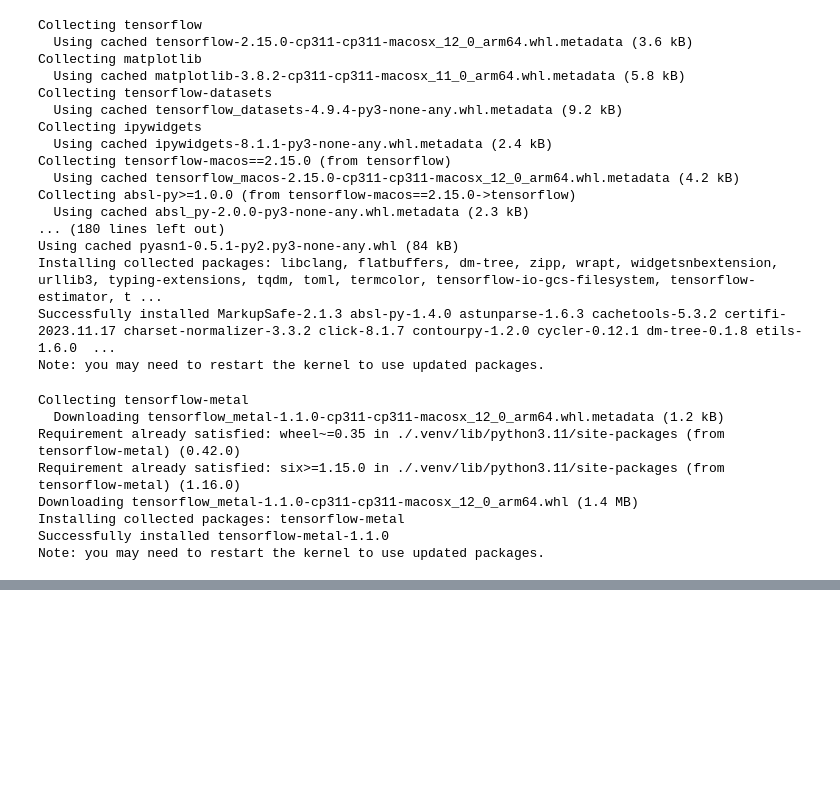
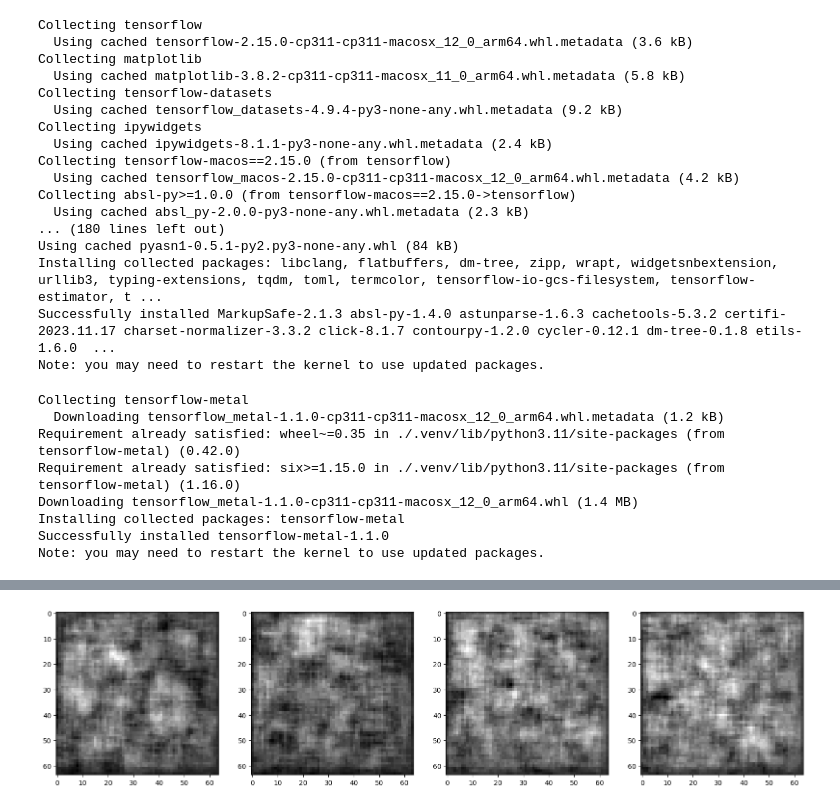
Before and after one commit to ishaan1013/gan, a Jupyter notebook: app.ipynb, the cells around one changed output, grey strips where cells are left out. Drawn from its saved outputs; the diff is of its cells as text; code cells hidden in the pictures; blank space fills up the shorter version.

Commit message:
complete generator

```diff
--- a/app.ipynb
+++ b/app.ipynb
@@ -92,0 +103,38 @@ def scale(image, label):
+# %%
+def build_generator():
+  model = Sequential()
+
+  model.add(Dense(8*8*256, input_shape=(100,)))
+  model.add(LeakyReLU(0.2))
+  model.add(Reshape((8, 8, 256)))
+
+  #upsample
+  model.add(UpSampling2D())
+  model.add(Conv2D(128, kernel_size=4, padding='same'))
+  model.add(LeakyReLU(0.2))
+
+  #upsample
+  model.add(UpSampling2D())
+  model.add(Conv2D(128, kernel_size=4, padding='same'))
+  model.add(LeakyReLU(0.2))
+
+  #upsample
+  model.add(UpSampling2D())
+  model.add(Conv2D(128, kernel_size=4, padding='same'))
+  model.add(LeakyReLU(0.2))
+
+  #conv block
+  model.add(Conv2D(128, kernel_size=3, padding='same'))
+  model.add(LeakyReLU(0.2))
+
+  #conv block
+  model.add(Conv2D(128, kernel_size=3, padding='same'))
+  model.add(LeakyReLU(0.2))
+
+  #layer to produce 1 channel
+
+  model.add(Conv2D(1, kernel_size=3, padding='same', activation='sigmoid'))
+
+  return model
+# %%
+generator = build_generator()
@@ -92,0 +161,2 @@ def scale(image, label):
+# %%
+img = generator.predict(np.random.randn(1, 100))
@@ -92,0 +165,6 @@ def scale(image, label):
+# %%
+fig, ax = plt.subplots(1, 4, figsize=(20, 20))
+for i in range(4):
+    img = generator.predict(np.random.randn(1, 100))[0, :, :, 0]
+    ax[i].imshow(img, cmap='gray')
+# %% [output]
@@ -92,0 +175 @@ def scale(image, label):
+[figure, added]
```
Also changed, not shown: parts of 9 cells of this notebook.
